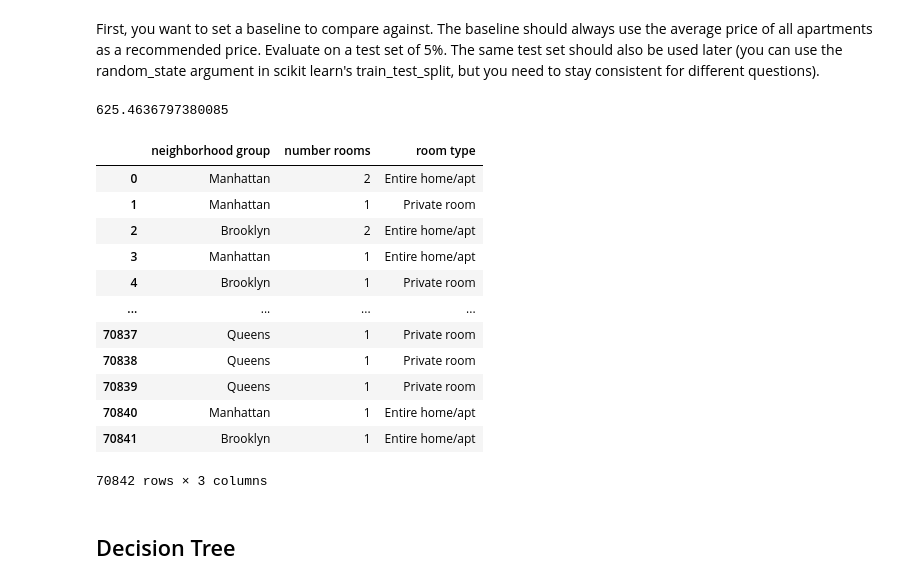
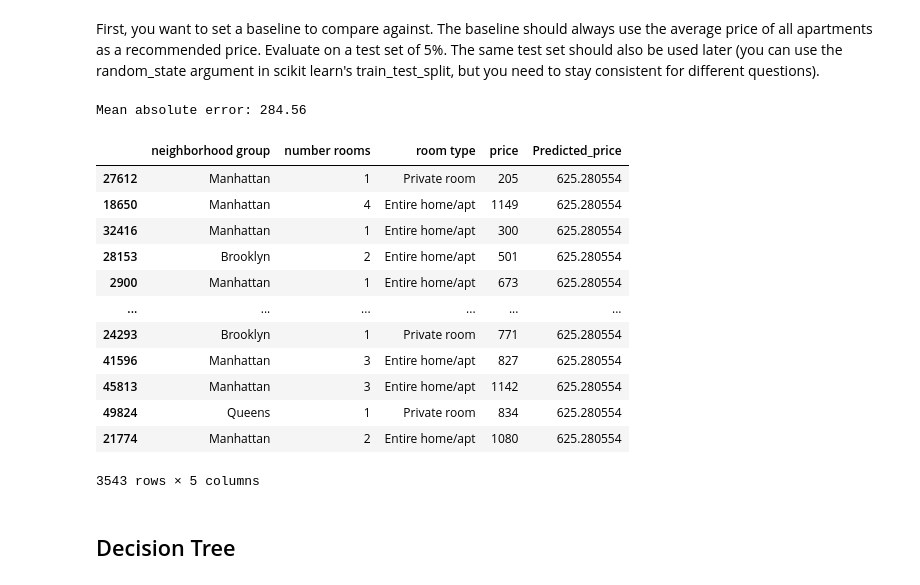
Before and after one commit to mnghiap/ids22, a Jupyter notebook: assignment1/assignment_1.ipynb, the cells around one changed output. Drawn from its saved outputs; the diff is of its cells as text; code cells hidden in the pictures.

```diff
--- a/assignment1/assignment_1.ipynb
+++ b/assignment1/assignment_1.ipynb
@@ -300,37 +400,45 @@ First, you want to set a baseline to compare against. The baseline should always
 # %%
 # Your answer goes here
 from sklearn.model_selection import train_test_split
-
-# average price of all apartments
-avg_price = df_cleaned["price"].mean()
-print(avg_price)
+from sklearn.metrics import mean_squared_error, mean_absolute_error
 
 # Split to X (features) and y (target)
 # X = ['number rooms', 'neighborhood group', 'room type'], y='price'
 X_base, y_base = df_cleaned[['number rooms', 'neighborhood group', 'room type']], df_cleaned['price']
 
 # IMPORTANT: Make sure column orders of X stays the same
 X_base = X_base[sorted(X_base.columns)]
 
 # Train test split with skrt learn
 X_train_base, X_test_base, y_train_base, y_test_base = train_test_split(X_base, y_base, test_size=0.05, random_state=RANDOM_SEED)
 
-X_base
+# baseline is a predictor that returns the average, use train set to calculate the predictor
+predictor = y_train_base.mean()
+
+test_set_base = X_test_base.merge(y_test_base,left_index=True, right_index=True)
+
+# added column 'Predicted_price'
+test_set_base['Predicted_price'] = test_set_base.apply(lambda x: predictor, axis=1)
+
+# Mean absolute error between the prediction from the baseline predictor and the real price provided in the dataset (target feature)
+print("Mean absolute error: %.2f" % mean_absolute_error(test_set_base['price'], test_set_base['Predicted_price']))
+
+test_set_base
 # %% [output]
-625.4636797380085
+Mean absolute error: 284.56
-|  | neighborhood group | number rooms | room type |
-| 0 | Manhattan | 2 | Entire home/apt |
-| 1 | Manhattan | 1 | Private room |
-| 2 | Brooklyn | 2 | Entire home/apt |
-| 3 | Manhattan | 1 | Entire home/apt |
-| 4 | Brooklyn | 1 | Private room |
-| ... | ... | ... | ... |
-| 70837 | Queens | 1 | Private room |
-| 70838 | Queens | 1 | Private room |
-| 70839 | Queens | 1 | Private room |
-| 70840 | Manhattan | 1 | Entire home/apt |
-| 70841 | Brooklyn | 1 | Entire home/apt |
+|  | neighborhood group | number rooms | room type | price | Predicted_price |
+| 27612 | Manhattan | 1 | Private room | 205 | 625.280554 |
+| 18650 | Manhattan | 4 | Entire home/apt | 1149 | 625.280554 |
+| 32416 | Manhattan | 1 | Entire home/apt | 300 | 625.280554 |
+| 28153 | Brooklyn | 2 | Entire home/apt | 501 | 625.280554 |
+| 2900 | Manhattan | 1 | Entire home/apt | 673 | 625.280554 |
+| ... | ... | ... | ... | ... | ... |
+| 24293 | Brooklyn | 1 | Private room | 771 | 625.280554 |
+| 41596 | Manhattan | 3 | Entire home/apt | 827 | 625.280554 |
+| 45813 | Manhattan | 3 | Entire home/apt | 1142 | 625.280554 |
+| 49824 | Queens | 1 | Private room | 834 | 625.280554 |
+| 21774 | Manhattan | 2 | Entire home/apt | 1080 | 625.280554 |
-70842 rows × 3 columns
+3543 rows × 5 columns
 # %% [markdown]
 ## Decision Tree
 # %% [markdown]
```
Also changed, not shown: parts of 35 cells of this notebook.
